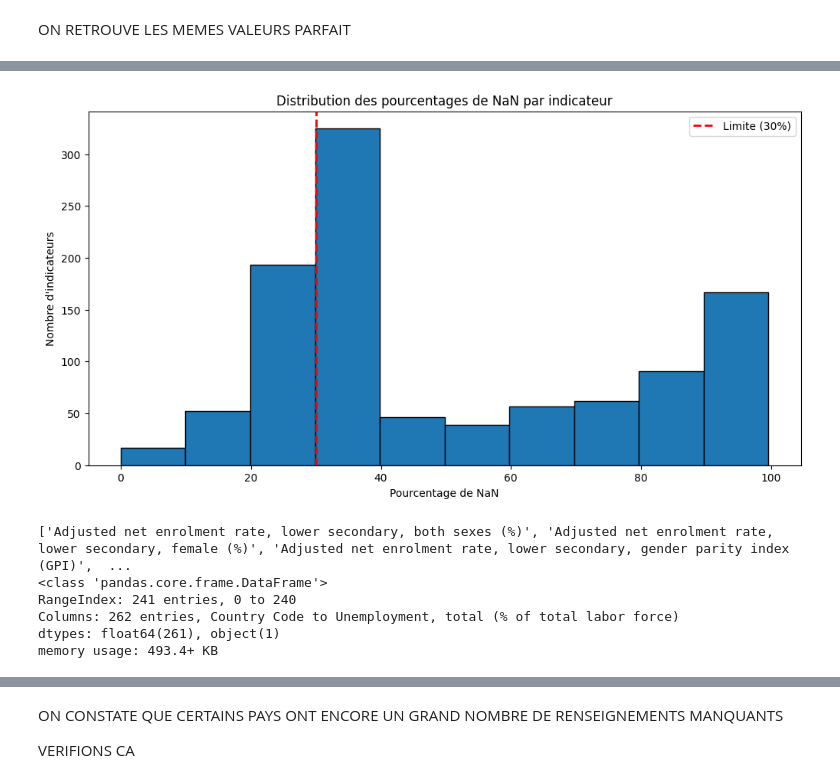
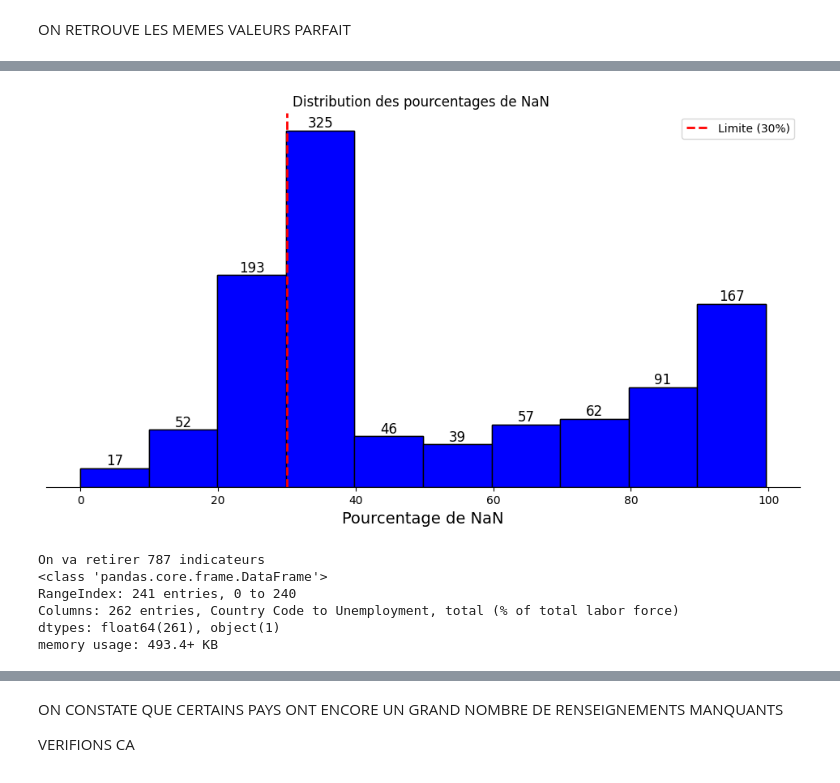
Before and after one commit to EP-portfolio/PROJET_2, a Jupyter notebook: JUPYTER.ipynb, the cells around one changed output, grey strips where cells are left out. Saved outputs shown, nothing was run; the diff lists cells and outputs as text; code cells hidden in the pictures.

Commit message:
modif sur l'hist des nan par indicateurs

```diff
--- a/JUPYTER.ipynb
+++ b/JUPYTER.ipynb
@@ -566,15 +545,29 @@ limite = 30
 # %%
-# Visualisation avec un histogramme
+# VISUALISATION AVEC UN HISTOGRAMME
 plt.figure(figsize=(12, 6))
-plt.hist(POURCENTAGE_NAN, bins=10, edgecolor='black')
+plt.hist(POURCENTAGE_NAN, bins=10, edgecolor='black',color='blue')
+
 plt.axvline(limite, color='r', linestyle='--', linewidth=2, label=f'Limite ({limite}%)')
-plt.title(f"Distribution des pourcentages de NaN par indicateur")
-plt.xlabel("Pourcentage de NaN")
-plt.ylabel("Nombre d'indicateurs")
+plt.title("Distribution des pourcentages de NaN ")
+plt.xlabel("Pourcentage de NaN",fontsize=14)
+
+
 plt.legend()
+
+ax=plt.gca() # commande permettant de créer un objet ax pour modifier les axes
+
+ax.spines['top'].set_visible(False)
+ax.spines['left'].set_visible(False)
+ax.spines['right'].set_visible(False)
+
+patches=plt.hist(POURCENTAGE_NAN, bins=10, edgecolor='black',color='blue')[2] # collection des barres retournée par plt.hist
+
+ax.bar_label(patches, label_type='edge', fontsize=12)
+
+ax.yaxis.set_visible(False)
 plt.show()
 # %% [output]
-[figure, old version]
+[figure, new version]
 # %%
 # NOUS ALLONS MAINTENANT DROP LES COLONNES CONTENANT PLUS DE 30% DE NAN
 
@@ -582,11 +575,12 @@ Liste_à_drop=[]
 for features in DF_pivot.columns:
     if DF_pivot[features].isnull().sum()>0.3*DF_pivot.shape[0]:
         Liste_à_drop.append(features)
-print(Liste_à_drop)
+Nbre_index_drop=len(Liste_à_drop)
+print(f"On va retirer {Nbre_index_drop} indicateurs")
 DF_pivot=DF_pivot.drop(Liste_à_drop,axis=1)
 DF_pivot.info()
 # %% [output]
-['Adjusted net enrolment rate, lower secondary, both sexes (%)', 'Adjusted net enrolment rate, lower secondary, female (%)', 'Adjusted net enrolment rate, lower secondary, gender parity index (GPI)',  ...
+On va retirer 787 indicateurs
 <class 'pandas.core.frame.DataFrame'>
 RangeIndex: 241 entries, 0 to 240
 Columns: 262 entries, Country Code to Unemployment, total (% of total labor force)
```
Also changed, not shown: parts of 30 cells of this notebook.
